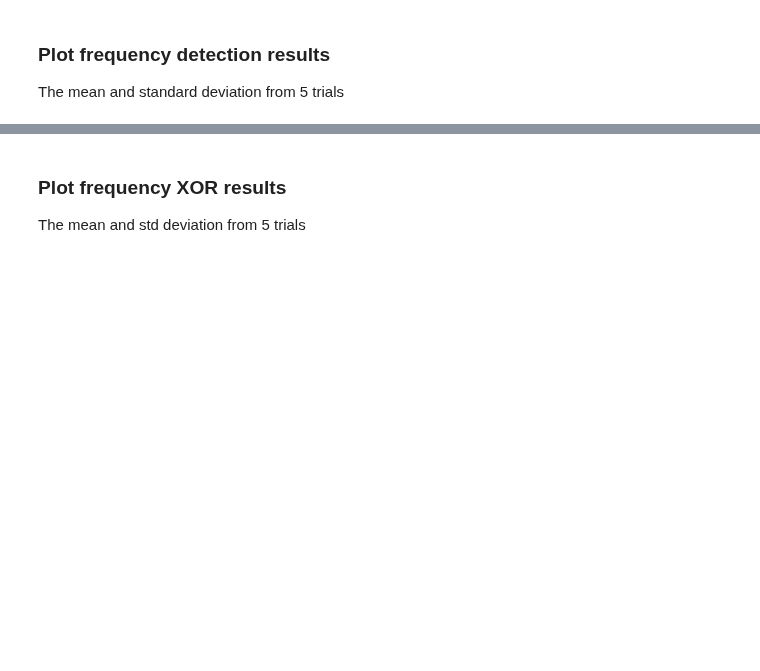
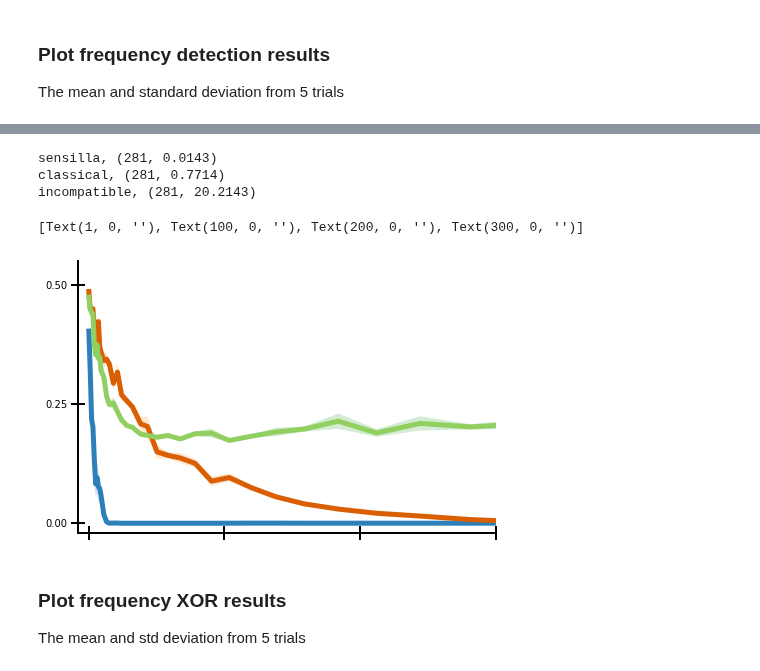
Before and after one commit to BruntonUWBio/structured-random-features, a Jupyter notebook: notebooks/reports/10.5-bp-paper-fig-tseries-clf.ipynb, the cells around one changed output, grey strips where cells are left out. Cells and saved outputs as stored; diff of their text form; code cells hidden in the pictures; blank space fills up the shorter version.

```diff
--- a/notebooks/reports/10.5-bp-paper-fig-tseries-clf.ipynb
+++ b/notebooks/reports/10.5-bp-paper-fig-tseries-clf.ipynb
@@ -95,3 +52,36 @@ mistuned, (281, 19.8545)
+# %%
+# plot the frequency detection results
+with open(data_dir + '/models/results/freq_detection/freq_detection_sensilla_estimator.pickle', 'rb') as handle:
+    results = pickle.load(handle)
+
+colors = {'sensilla': '#2c7fb8', 'classical': '#d95f02', 'incompatible': '#91cf60'}
+fig = plt.figure(figsize=(7.5, 5))
+ax = fig.add_subplot(111)
+for key, col in colors.items():
+    hidden_size = results[key]['hidden_size']
+    avg_test_err = 1 - np.array(results[key]['mean'])
+    std_err = np.array(results[key]['std_err'])
+    plt.plot(hidden_size, avg_test_err, label=key, lw=5, c=col)
+    plt.fill_between(hidden_size, avg_test_err - std_err, avg_test_err + std_err, alpha=0.2)
+    print('%s, (%s, %0.4f)' % (key, num_neurons[32], avg_test_err[32] * 100))
+
+# format limits
+plt.xlim([-7, 300])
+plt.yticks(np.arange(0, 0.55, 0.25))
+plt.ylim([-0.02, 0.55])
+plt.xticks([1, 100, 200, 300])
+ax.set_xticklabels([])
+ax.set_yticklabels()
+
+# plt.savefig(data_dir + '/reports/figures/paper_figs/figure_6/frequency_detection_results.pdf',
+#             dpi=300, transparent=True,
+#             bbox_inches = 'tight', pad_inches = 0)
+# %% [output]
+sensilla, (281, 0.0143)
+classical, (281, 0.7714)
+incompatible, (281, 20.2143)
+[Text(1, 0, ''), Text(100, 0, ''), Text(200, 0, ''), Text(300, 0, '')]
+[figure, added]
 # %% [markdown]
 ### Plot frequency XOR results
 The mean and std deviation from 5 trials
```
Also changed, not shown: parts of 8 cells of this notebook, 10 other files.
